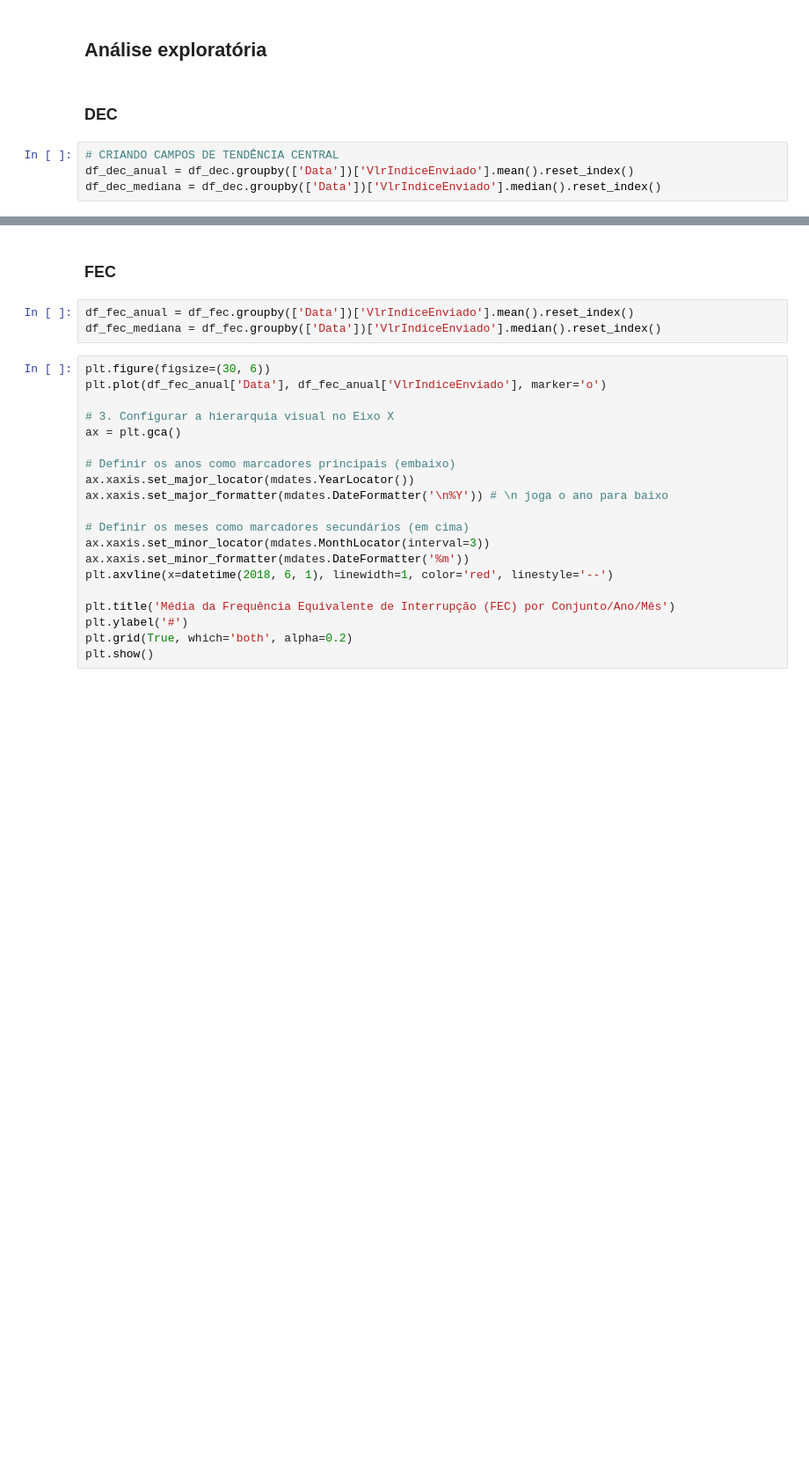
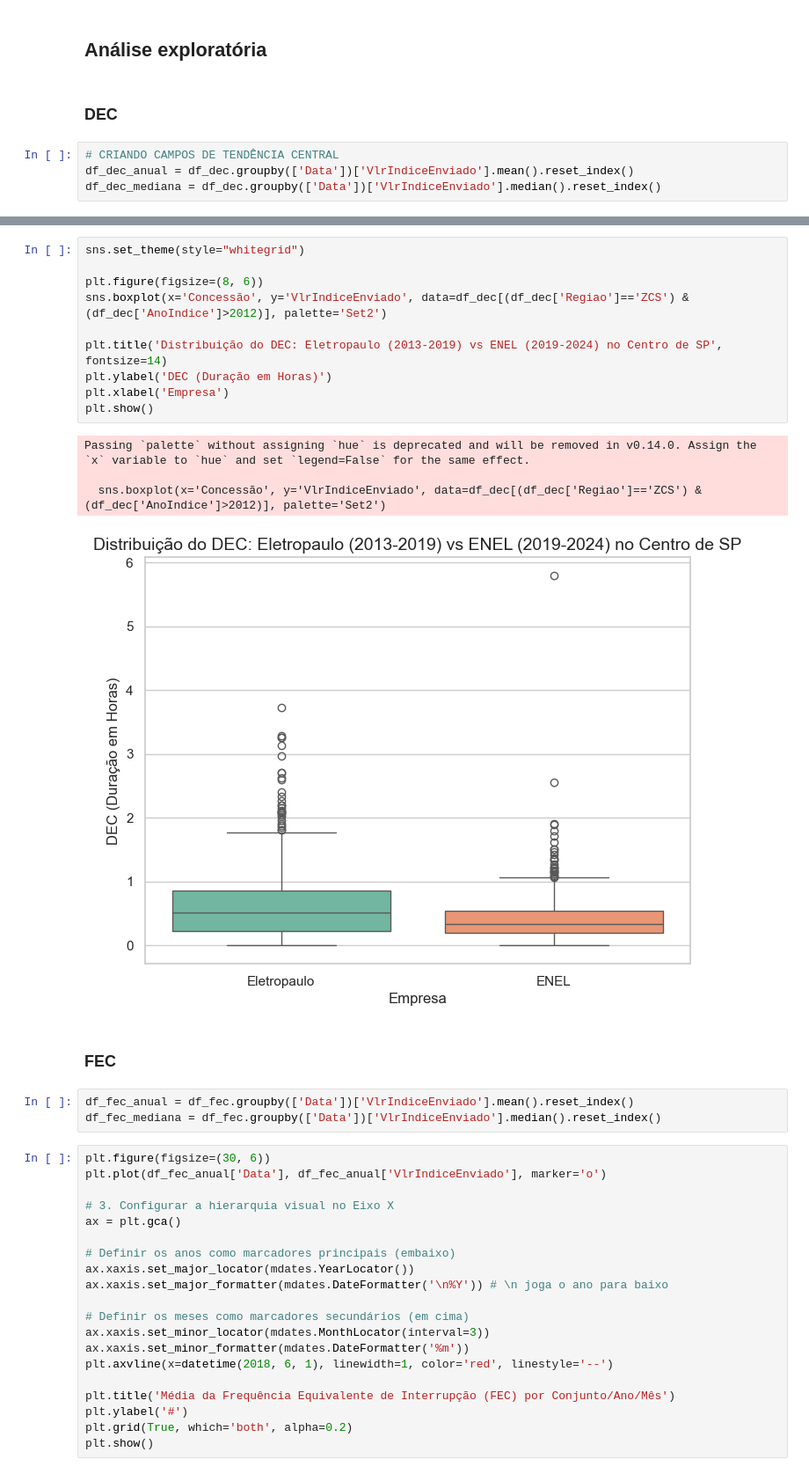
Before and after one commit to juliamgebara/ENEL, a Jupyter notebook: ENEL_EDA.ipynb, the cells around one changed output, grey strips where cells are left out. Shown at 88% size. Drawn from its saved outputs; the diff is of its cells as text; blank space fills up the shorter version.

```diff
--- a/ENEL_EDA.ipynb
+++ b/ENEL_EDA.ipynb
@@ -121,3 +329,18 @@ plt.show()
+# %%
+sns.set_theme(style="whitegrid")
+
+plt.figure(figsize=(8, 6))
+sns.boxplot(x='Concessão', y='VlrIndiceEnviado', data=df_dec[(df_dec['Regiao']=='ZCS') & (df_dec['AnoIndice']>2012)], palette='Set2')
+
+plt.title('Distribuição do DEC: Eletropaulo (2013-2019) vs ENEL (2019-2024) no Centro de SP', fontsize=14)
+plt.ylabel('DEC (Duração em Horas)')
+plt.xlabel('Empresa')
+plt.show()
+# %% [output]
+Passing `palette` without assigning `hue` is deprecated and will be removed in v0.14.0. Assign the `x` variable to `hue` and set `legend=False` for the same effect.
+
+  sns.boxplot(x='Concessão', y='VlrIndiceEnviado', data=df_dec[(df_dec['Regiao']=='ZCS') & (df_dec['AnoIndice']>2012)], palette='Set2')
+[figure, added]
 # %% [markdown]
 ### FEC
 # %%
```
Also changed, not shown: parts of 9 cells of this notebook.
